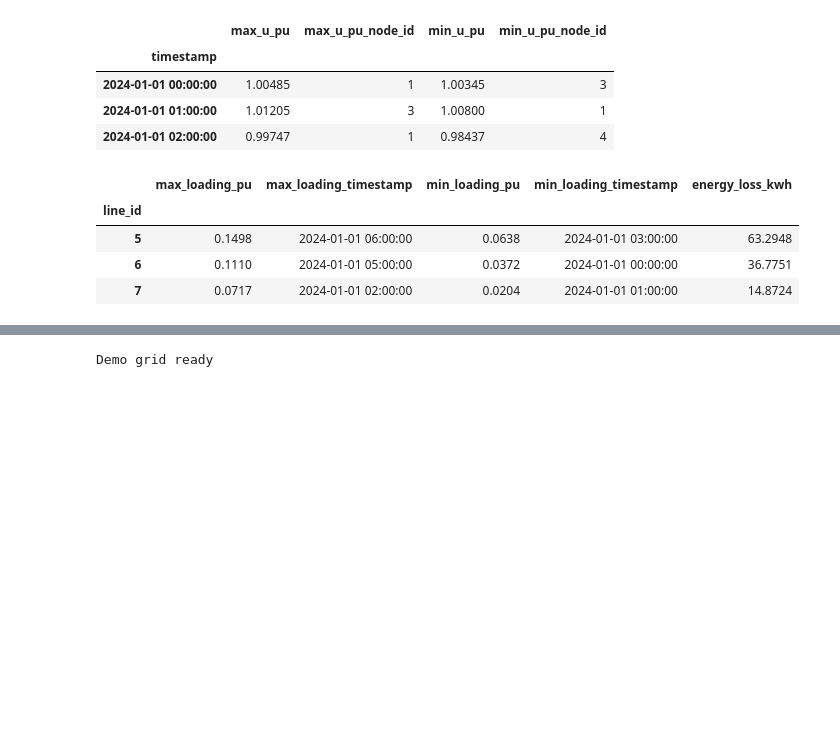
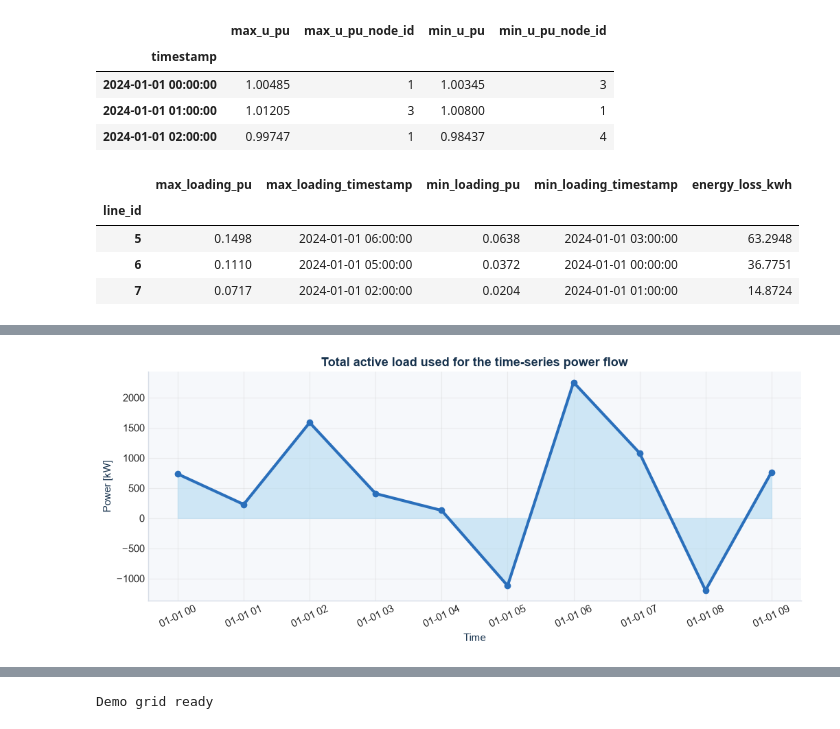
Before and after one commit to tue-ees-5xwg0/power-system-simulation-Four, a Jupyter notebook: example/final_presentation.ipynb, the cells around one changed output, grey strips where cells are left out. Cells and saved outputs as stored; diff of their text form; code cells hidden in the pictures; blank space fills up the shorter version.

```diff
--- a/example/final_presentation.ipynb
+++ b/example/final_presentation.ipynb
@@ -256,0 +267,11 @@ Highest line loading: 0.150 p.u.
+# %%
+fig, ax = plt.subplots(figsize=(10.5, 4.5))
+total_load_kw = load_p.sum(axis=1) / 1000
+ax.plot(total_load_kw.index, total_load_kw, color=BLUE, linewidth=3, marker="o")
+ax.fill_between(total_load_kw.index, total_load_kw, color=LIGHT_BLUE, alpha=0.65)
+ax.set(title="Total active load used for the time-series power flow", ylabel="Power [kW]", xlabel="Time")
+ax.tick_params(axis="x", rotation=25)
+clean_axes(ax)
+plt.tight_layout()
+# %% [output]
+[figure, added]
```
Also changed, not shown: parts of 41 cells of this notebook, 1 other file.
